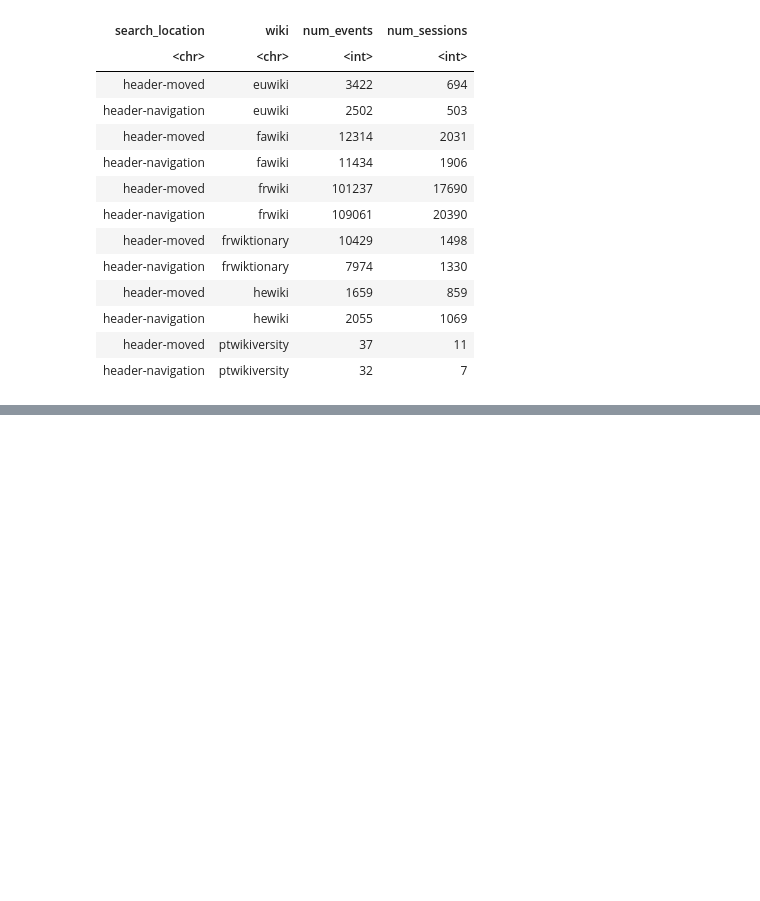
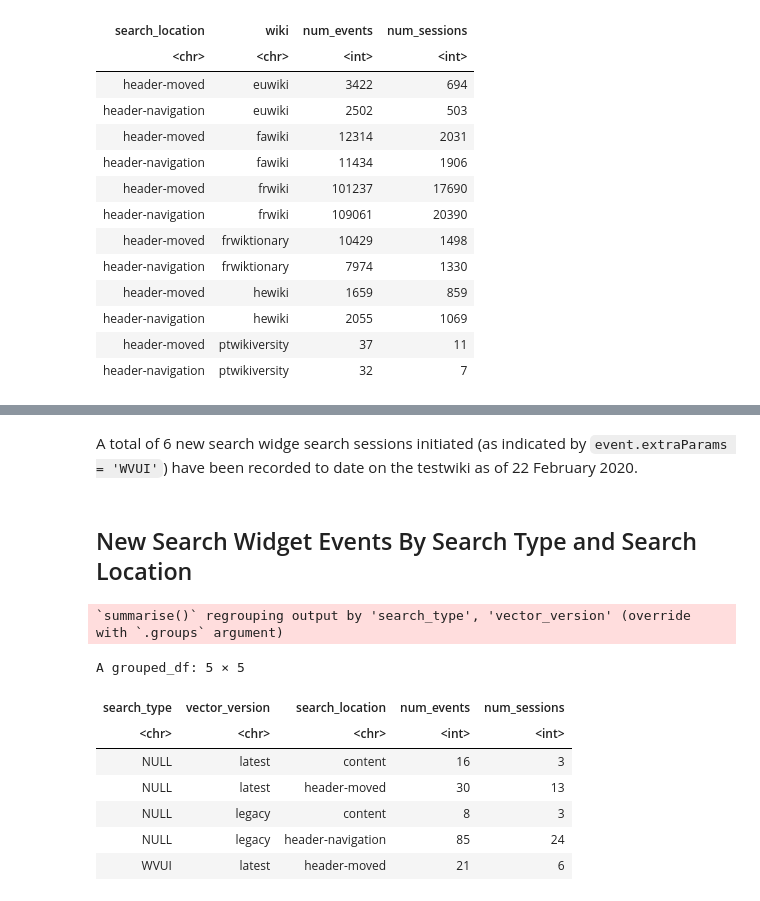
Before and after one commit to wikimedia-research/Desktop-Improvements-Search-Move-Analysis-2020, a Jupyter notebook: Post-deployment-data-QA/Post-deployment-data-QA.ipynb, the cells around one changed output, grey strips where cells are left out. Drawn from its saved outputs; the diff is of its cells as text; code cells hidden in the pictures; blank space fills up the shorter version.

Commit message:
Search Widget pre deploy QA

```diff
--- a/Post-deployment-data-QA/Post-deployment-data-QA.ipynb
+++ b/Post-deployment-data-QA/Post-deployment-data-QA.ipynb
@@ -811,0 +868,2 @@ Ptw
+# %%
+search_widget_sessions <-  wmfdata::query_hive(query)
@@ -811,0 +872,2 @@ Ptw
+# %%
+search_widget_sessions$search_dt <- as.Date(search_widget_sessions$search_dt)
@@ -811,0 +896,25 @@ Ptw
+# %% [markdown]
+ A total of 6 new search widge search sessions initiated (as indicated by `event.extraParams = 'WVUI'`) have been recorded to date on the testwiki as of 22 February 2020.
+# %% [markdown]
+## New Search Widget Events By Search Type and Search Location
+# %%
+search_sessions_bysearchlocation <- search_widget_sessions %>%
+# review only autcomplete sessions
+    filter(action_type == 'searchResultPage',
+            source_type == 'autocomplete',
+          skin_type == 'vector') %>%
+    group_by(search_type, vector_version, search_location) %>%
+    summarise(num_events = sum(events),
+             num_sessions = n_distinct(search_session))
+
+search_sessions_bysearchlocation
+# %% [output]
+`summarise()` regrouping output by 'search_type', 'vector_version' (override with `.groups` argument)
+A grouped_df: 5 × 5
+| search_type | vector_version | search_location | num_events | num_sessions |
+| <chr> | <chr> | <chr> | <int> | <int> |
+| NULL | latest | content | 16 | 3 |
+| NULL | latest | header-moved | 30 | 13 |
+| NULL | legacy | content | 8 | 3 |
+| NULL | legacy | header-navigation | 85 | 24 |
+| WVUI | latest | header-moved | 21 | 6 |
```
Also changed, not shown: parts of 28 cells of this notebook.
